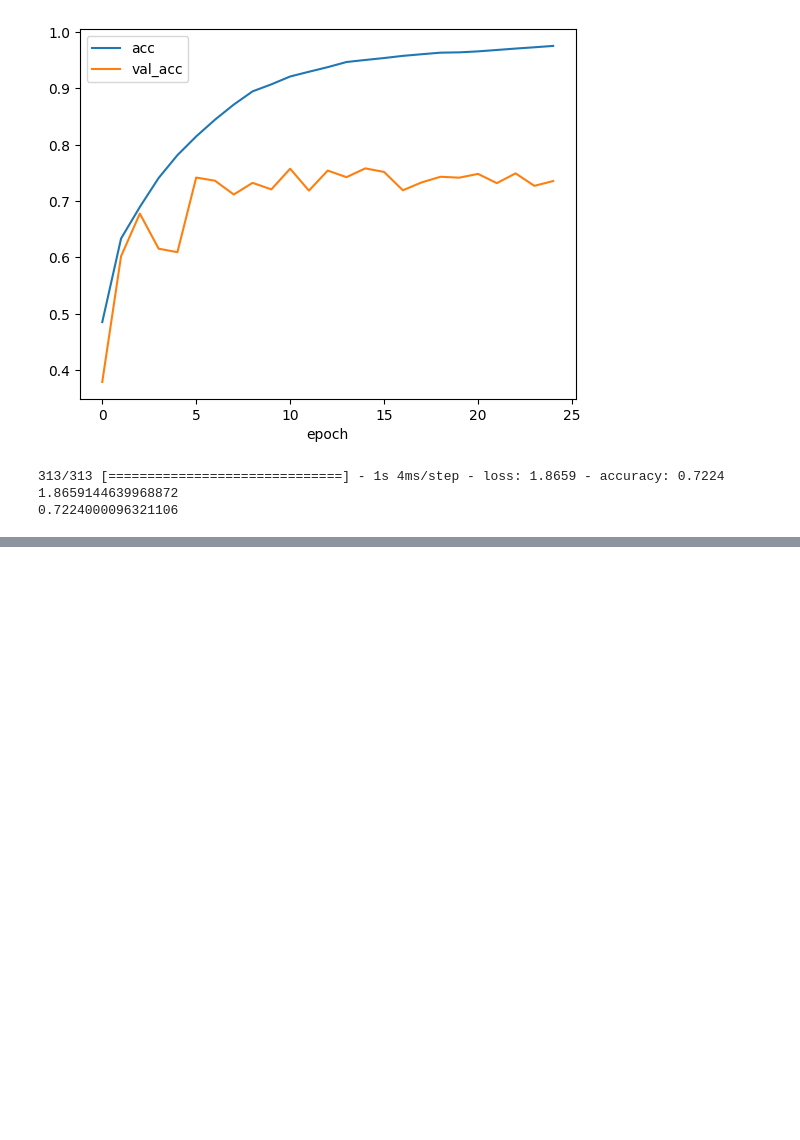
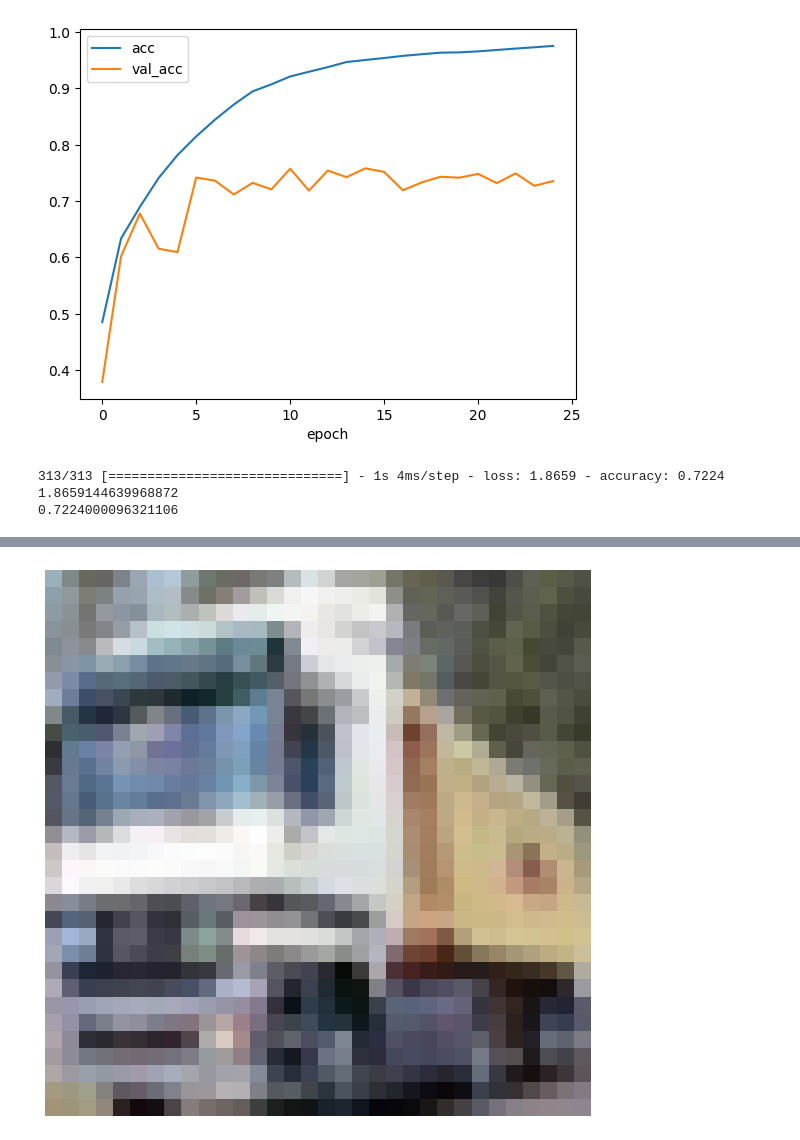
Before and after one commit to Beebruna/Data_Science_Training, a Jupyter notebook: cifar10_cnn.ipynb, the cells around one changed output, grey strips where cells are left out. Saved outputs shown, nothing was run; the diff lists cells and outputs as text; code cells hidden in the pictures; blank space fills up the shorter version.

```diff
--- a/cifar10_cnn.ipynb
+++ b/cifar10_cnn.ipynb
@@ -167,0 +276,9 @@ print_eval(test_images, test_labels)
+# %%
+def visualize(image):
+    plt.figure(figsize=(10, 10))
+    plt.axis('off')
+    plt.imshow(image)
+# %%
+visualize(train_images[1])
+# %% [output]
+[figure, added]
```
Also changed, not shown: parts of 18 cells of this notebook.
